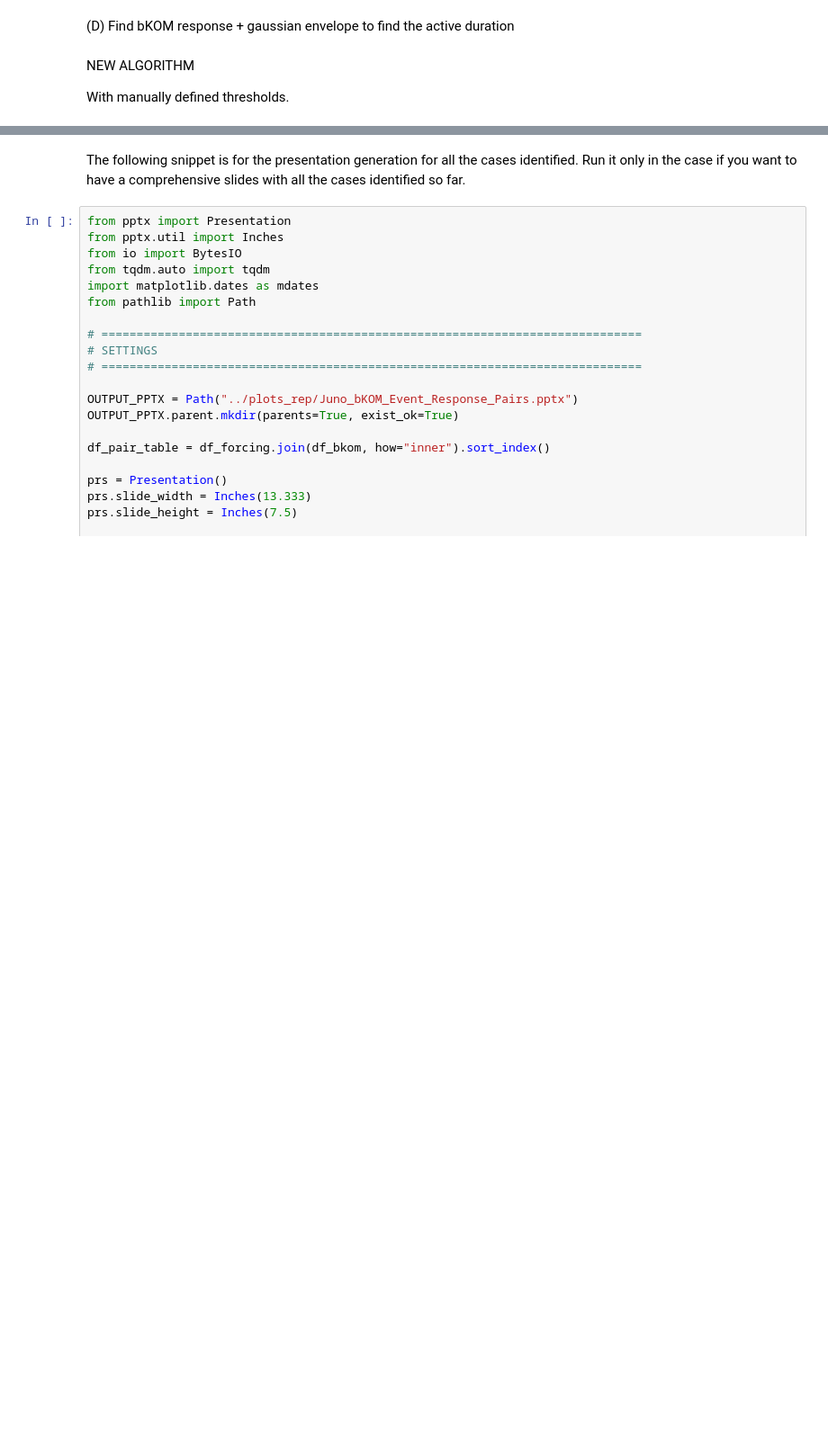
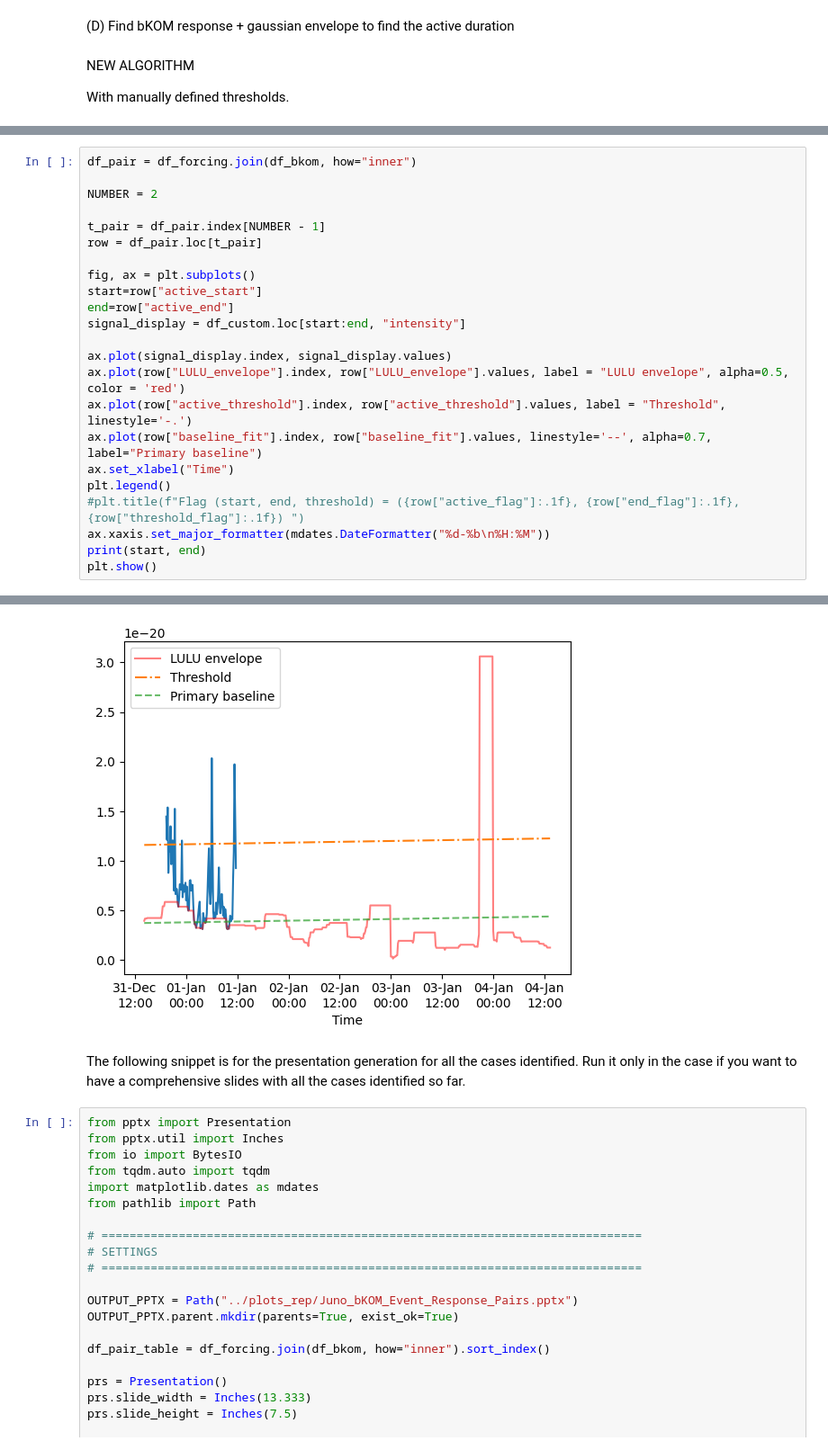
Before and after one commit to Kartav33/ERICA-JS, a Jupyter notebook: 02_event_detection.ipynb, the cells around one changed output, grey strips where cells are left out. Shown at 90% size. Cells and saved outputs as stored; diff of their text form; blank space fills up the shorter version.

```diff
--- a/02_event_detection.ipynb
+++ b/02_event_detection.ipynb
@@ -690,0 +698,24 @@ Forcing midpoint: 2016-12-18 23:30:00
+# %%
+df_pair = df_forcing.join(df_bkom, how="inner")
+
+NUMBER = 2
+
+t_pair = df_pair.index[NUMBER - 1]
+row = df_pair.loc[t_pair]
+
+fig, ax = plt.subplots()
+start=row["active_start"]
+end=row["active_end"]
+signal_display = df_custom.loc[start:end, "intensity"]
+
+ax.plot(signal_display.index, signal_display.values)
+ax.plot(row["LULU_envelope"].index, row["LULU_envelope"].values, label = "LULU envelope", alpha=0.5, color = 'red')
+ax.plot(row["active_threshold"].index, row["active_threshold"].values, label = "Threshold", linestyle='-.')
+ax.plot(row["baseline_fit"].index, row["baseline_fit"].values, linestyle='--', alpha=0.7, label="Primary baseline")
+ax.set_xlabel("Time")
+plt.legend()
+#plt.title(f"Flag (start, end, threshold) = ({row["active_flag"]:.1f}, {row["end_flag"]:.1f}, {row["threshold_flag"]:.1f}) ")
+ax.xaxis.set_major_formatter(mdates.DateFormatter("%d-%b\n%H:%M"))
+print(start, end)
+plt.show()
+# %% [output]
@@ -691,3 +723,4 @@ Forcing midpoint: 2016-12-18 23:30:00
+[figure, added]
 # %% [markdown]
 The following snippet is for the presentation generation for all the cases identified. Run it only in the case if you want to have a comprehensive slides with all the cases identified so far.
 # %%
```
Also changed, not shown: parts of 10 cells of this notebook, 2 other files.
